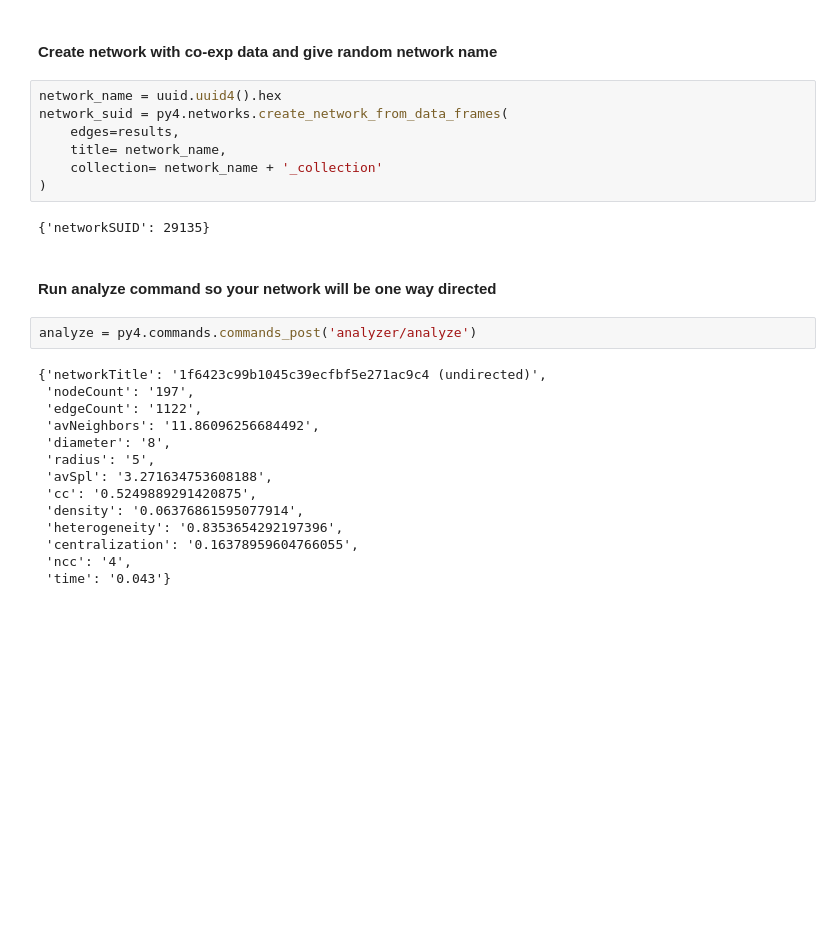
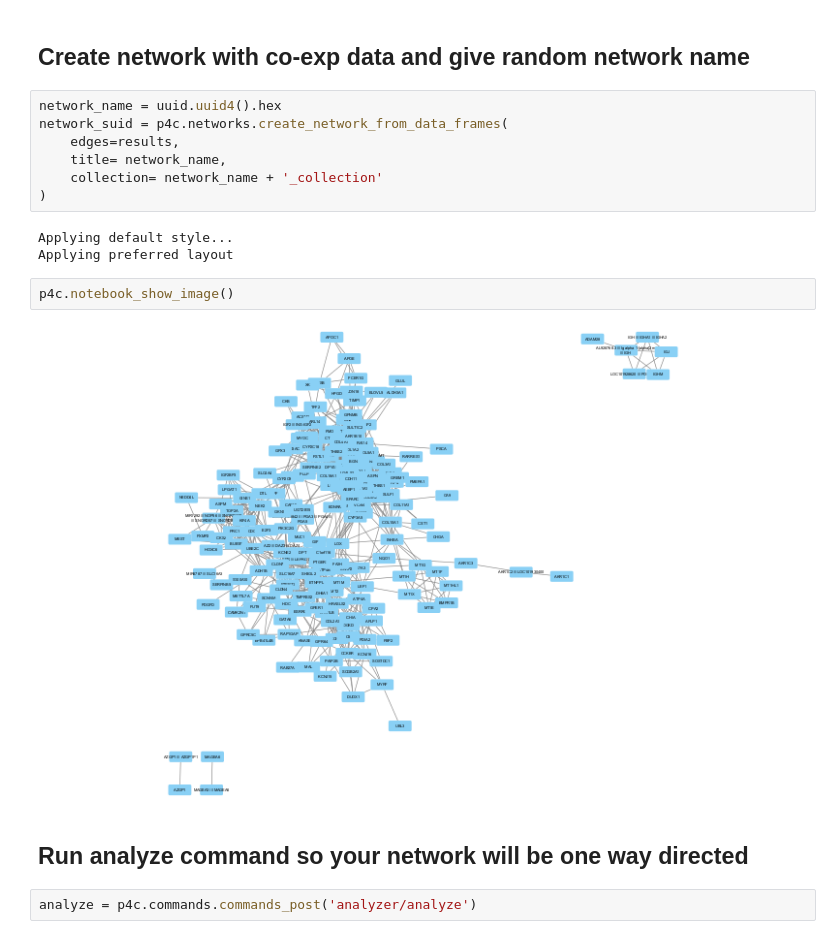
Before and after one commit to cytoscape/py4cytoscape, a Jupyter notebook: doc/tutorials/analyse_coexp_with_mcode.ipynb, the cells around one changed output. Drawn from its saved outputs; the diff is of its cells as text; blank space fills up the shorter version.

```diff
--- a/doc/tutorials/analyse_coexp_with_mcode.ipynb
+++ b/doc/tutorials/analyse_coexp_with_mcode.ipynb
@@ -25,29 +93,20 @@ results = results.rename(columns={'gene1': 'source', 'gene2': 'target'})
 # %% [markdown]
-#### Create network with co-exp data and give random network name
+## Create network with co-exp data and give random network name
 # %%
 network_name = uuid.uuid4().hex
-network_suid = py4.networks.create_network_from_data_frames(
+network_suid = p4c.networks.create_network_from_data_frames(
     edges=results,
     title= network_name,
     collection= network_name + '_collection'
 )
 # %% [output]
-{'networkSUID': 29135}
+Applying default style...
+Applying preferred layout
+# %%
+p4c.notebook_show_image()
+# %% [output]
+[figure, added]
 # %% [markdown]
-#### Run analyze command so your network will be one way directed
+## Run analyze command so your network will be one way directed
 # %%
-analyze = py4.commands.commands_post('analyzer/analyze')
+analyze = p4c.commands.commands_post('analyzer/analyze')
-# %% [output]
-{'networkTitle': '1f6423c99b1045c39ecfbf5e271ac9c4 (undirected)',
- 'nodeCount': '197',
- 'edgeCount': '1122',
- 'avNeighbors': '11.86096256684492',
- 'diameter': '8',
- 'radius': '5',
- 'avSpl': '3.271634753608188',
- 'cc': '0.5249889291420875',
- 'density': '0.06376861595077914',
- 'heterogeneity': '0.8353654292197396',
- 'centralization': '0.16378959604766055',
- 'ncc': '4',
- 'time': '0.043'}
```
Also changed, not shown: parts of 26 cells of this notebook.
